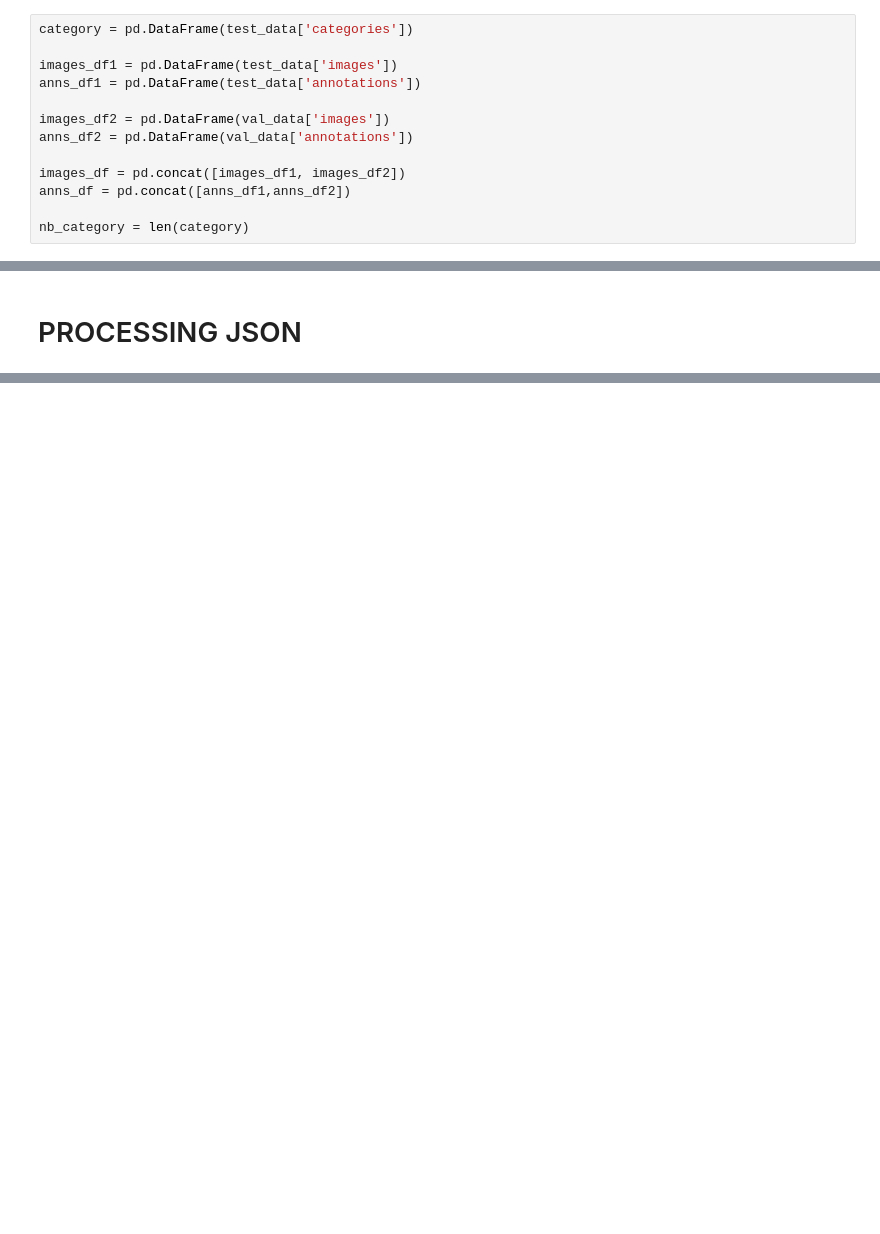
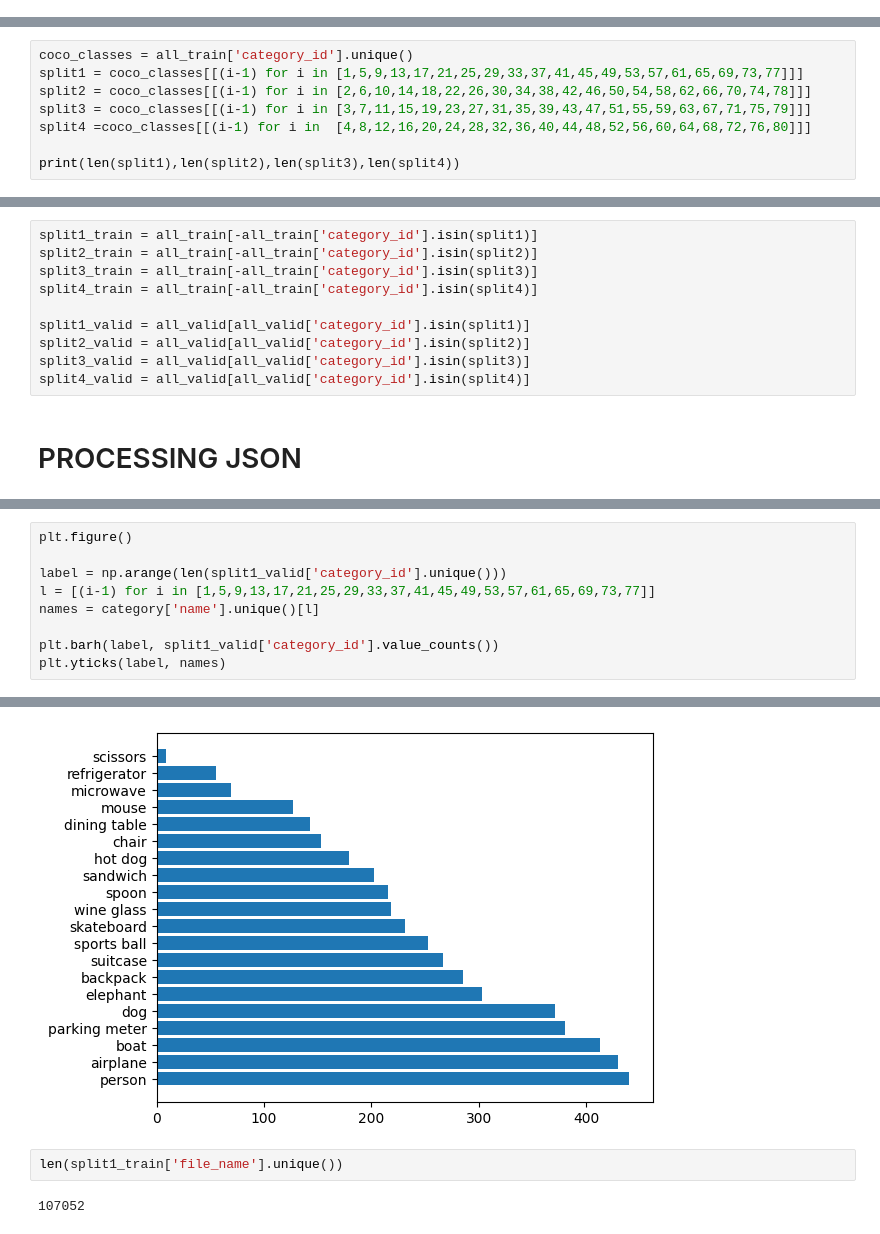
Before and after one commit to MatD3mons/ultralytics, a Jupyter notebook: Processing_COCO.ipynb, the cells around one changed output, grey strips where cells are left out. Saved outputs shown, nothing was run; the diff lists cells and outputs as text; blank space fills up the shorter version.

Commit message:
update for coco datasets

```diff
--- a/Processing_COCO.ipynb
+++ b/Processing_COCO.ipynb
@@ -126,13 +137,0 @@ main()
-# %%
-category = pd.DataFrame(test_data['categories'])
-
-images_df1 = pd.DataFrame(test_data['images'])
-anns_df1 = pd.DataFrame(test_data['annotations'])
-
-images_df2 = pd.DataFrame(val_data['images'])
-anns_df2 = pd.DataFrame(val_data['annotations'])
-
-images_df = pd.concat([images_df1, images_df2])
-anns_df = pd.concat([anns_df1,anns_df2])
-
-nb_category = len(category)
@@ -193,0 +144,8 @@ print(Test['category_id'].unique().shape)
+# %%
+coco_classes = all_train['category_id'].unique()
+split1 = coco_classes[[(i-1) for i in [1,5,9,13,17,21,25,29,33,37,41,45,49,53,57,61,65,69,73,77]]]
+split2 = coco_classes[[(i-1) for i in [2,6,10,14,18,22,26,30,34,38,42,46,50,54,58,62,66,70,74,78]]]
+split3 = coco_classes[[(i-1) for i in [3,7,11,15,19,23,27,31,35,39,43,47,51,55,59,63,67,71,75,79]]]
+split4 =coco_classes[[(i-1) for i in  [4,8,12,16,20,24,28,32,36,40,44,48,52,56,60,64,68,72,76,80]]]
+
+print(len(split1),len(split2),len(split3),len(split4))
@@ -194,2 +154,12 @@ print(Test['category_id'].unique().shape)
+# %%
+split1_train = all_train[-all_train['category_id'].isin(split1)]
+split2_train = all_train[-all_train['category_id'].isin(split2)]
+split3_train = all_train[-all_train['category_id'].isin(split3)]
+split4_train = all_train[-all_train['category_id'].isin(split4)]
+
+split1_valid = all_valid[all_valid['category_id'].isin(split1)]
+split2_valid = all_valid[all_valid['category_id'].isin(split2)]
+split3_valid = all_valid[all_valid['category_id'].isin(split3)]
+split4_valid = all_valid[all_valid['category_id'].isin(split4)]
 # %% [markdown]
 # PROCESSING JSON
@@ -305,0 +206,10 @@ with open('RPC/data.yaml', 'a') as f:
+# %%
+plt.figure()
+
+label = np.arange(len(split1_valid['category_id'].unique()))
+l = [(i-1) for i in [1,5,9,13,17,21,25,29,33,37,41,45,49,53,57,61,65,69,73,77]]
+names = category['name'].unique()[l]
+
+plt.barh(label, split1_valid['category_id'].value_counts())
+plt.yticks(label, names)
+# %% [output]
@@ -305,0 +233,5 @@ with open('RPC/data.yaml', 'a') as f:
+[figure, added]
+# %%
+len(split1_train['file_name'].unique())
+# %% [output]
+107052
```
Also changed, not shown: parts of 58 cells of this notebook, 3 other files.
